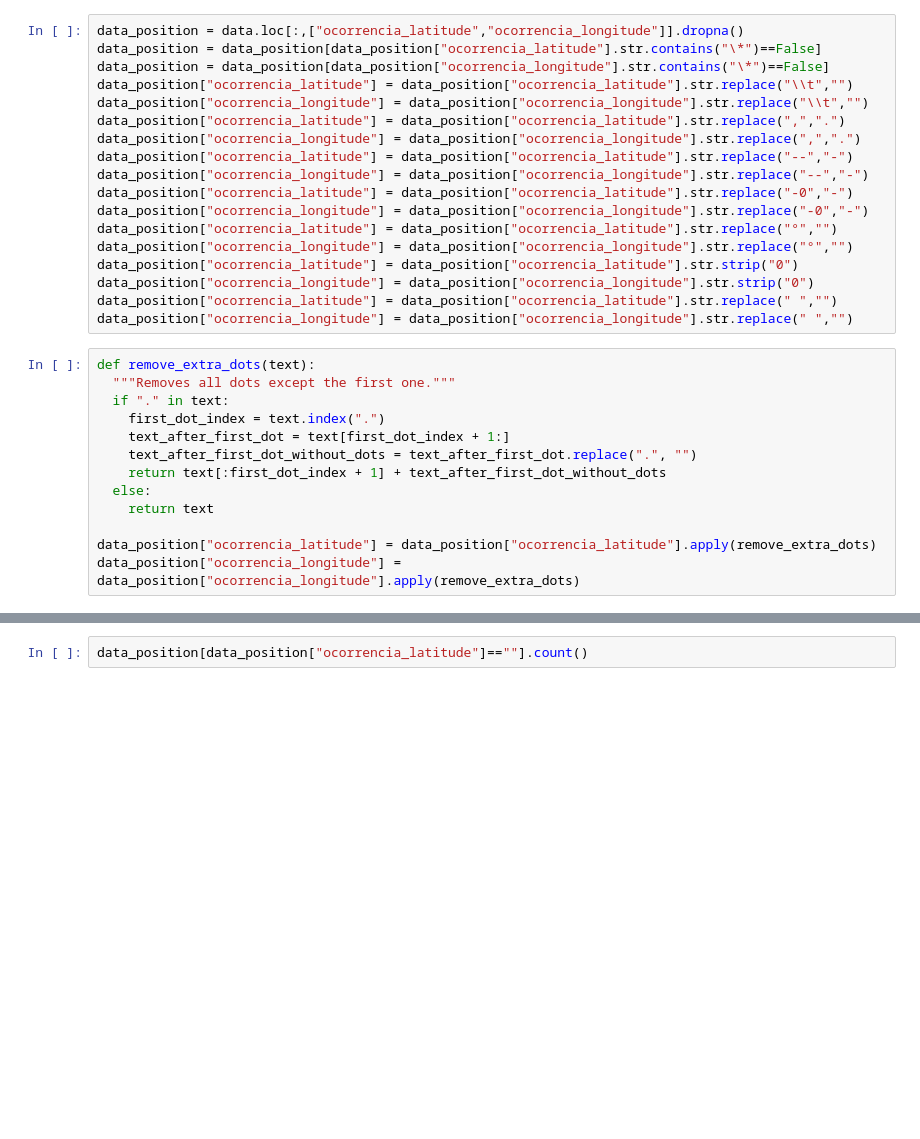
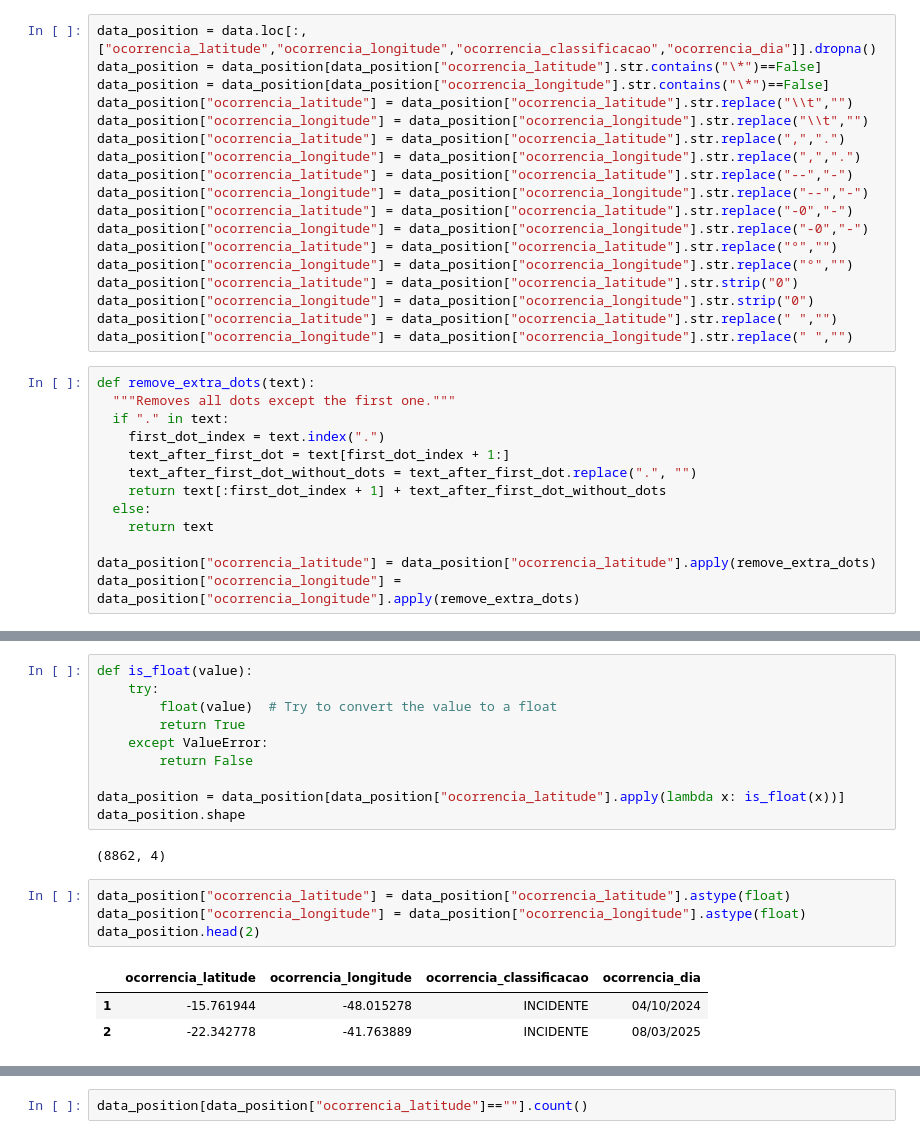
Before and after one commit to drawnator/visualizacao-de-dados_lab5, a Jupyter notebook: process_data.ipynb, the cells around one changed output, grey strips where cells are left out. Drawn from its saved outputs; the diff is of its cells as text; blank space fills up the shorter version.

```diff
--- a/process_data.ipynb
+++ b/process_data.ipynb
@@ -9,5 +21,5 @@ data.head()
 # %%
-data_position = data.loc[:,["ocorrencia_latitude","ocorrencia_longitude"]].dropna()
+data_position = data.loc[:,["ocorrencia_latitude","ocorrencia_longitude","ocorrencia_classificacao","ocorrencia_dia"]].dropna()
 data_position = data_position[data_position["ocorrencia_latitude"].str.contains("\*")==False]
 data_position = data_position[data_position["ocorrencia_longitude"].str.contains("\*")==False]
 data_position["ocorrencia_latitude"] = data_position["ocorrencia_latitude"].str.replace("\\t","")
@@ -46,0 +83,20 @@ data_position.sort_values("ocorrencia_longitude")
+# %%
+def is_float(value):
+    try:
+        float(value)  # Try to convert the value to a float
+        return True
+    except ValueError:
+        return False
+
+data_position = data_position[data_position["ocorrencia_latitude"].apply(lambda x: is_float(x))]
+data_position.shape
+# %% [output]
+(8862, 4)
+# %%
+data_position["ocorrencia_latitude"] = data_position["ocorrencia_latitude"].astype(float)
+data_position["ocorrencia_longitude"] = data_position["ocorrencia_longitude"].astype(float)
+data_position.head(2)
+# %% [output]
+|  | ocorrencia_latitude | ocorrencia_longitude | ocorrencia_classificacao | ocorrencia_dia |
+| 1 | -15.761944 | -48.015278 | INCIDENTE | 04/10/2024 |
+| 2 | -22.342778 | -41.763889 | INCIDENTE | 08/03/2025 |
```
Also changed, not shown: parts of 7 cells of this notebook, 1 other file.
